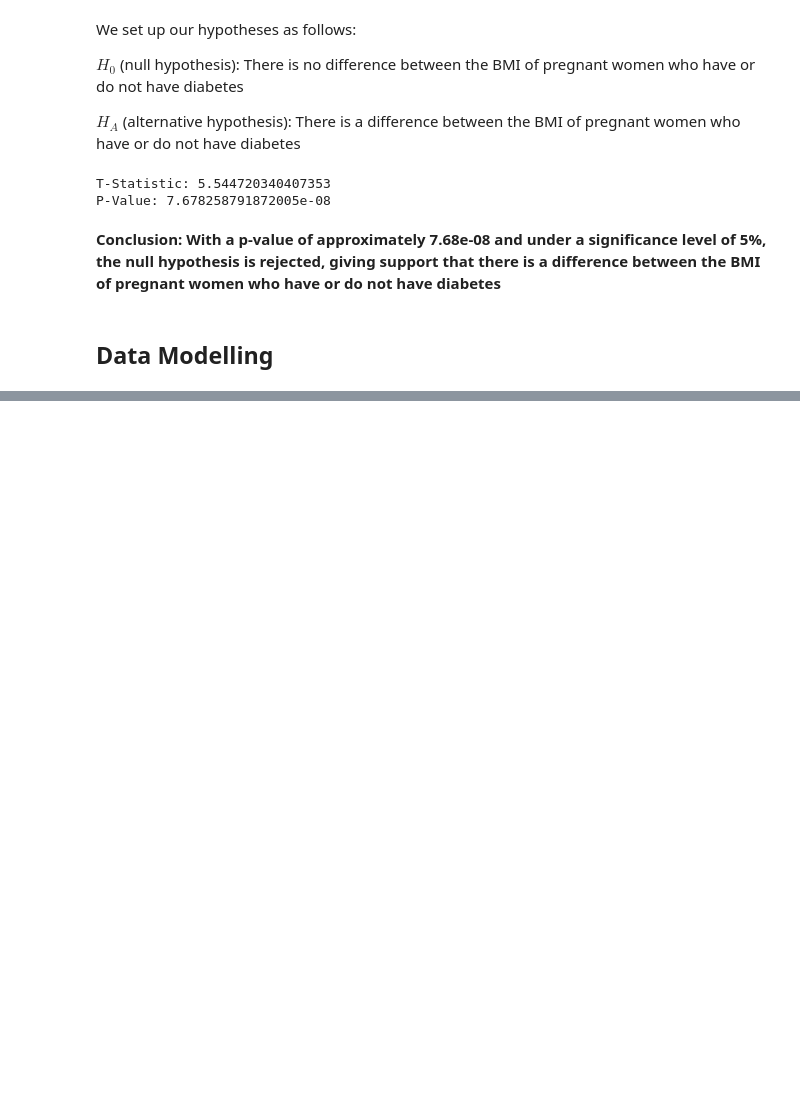
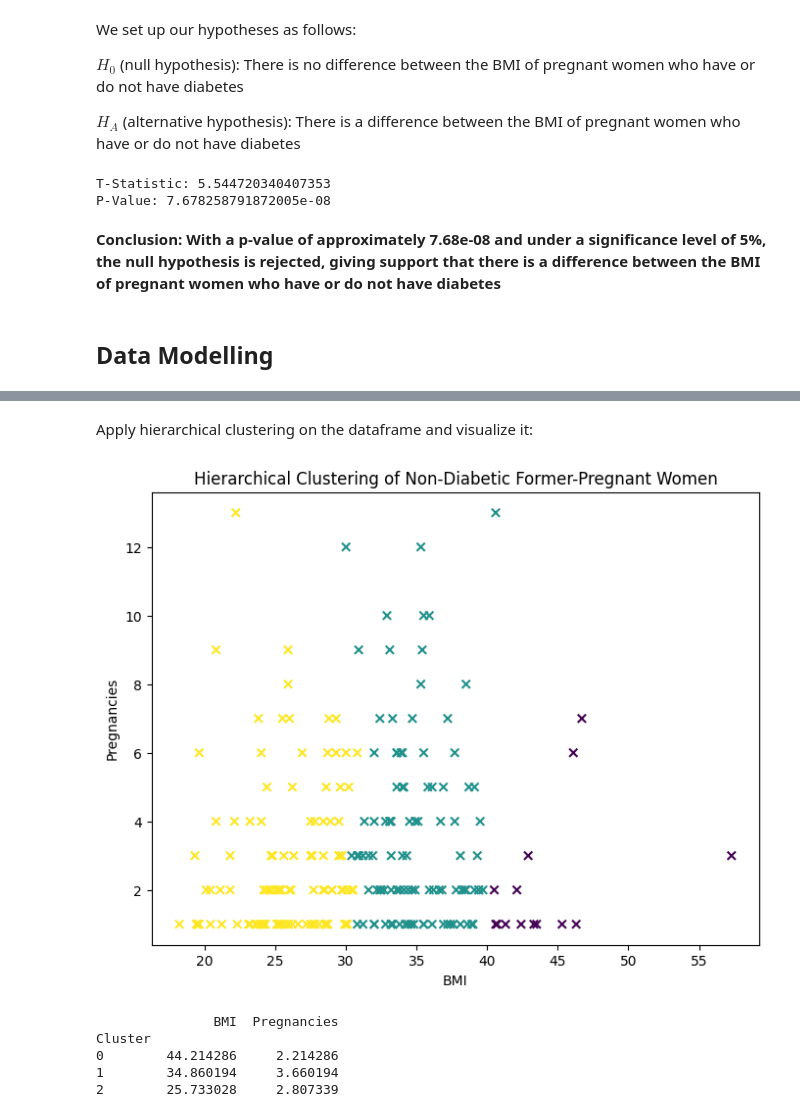
Before and after one commit to houin679/CSMODELPROJECT, a Jupyter notebook: MCO1_CSMODEL.ipynb, the cells around one changed output, grey strips where cells are left out. Drawn from its saved outputs; the diff is of its cells as text; code cells hidden in the pictures; blank space fills up the shorter version.

```diff
--- a/MCO1_CSMODEL.ipynb
+++ b/MCO1_CSMODEL.ipynb
@@ -1143,0 +1152,4 @@ P-Value: 7.678258791872005e-08
+# %%
+outcome_0_df = PW_df[PW_df['Outcome'] == 0].reset_index(drop=True)
+outcome_0_df = outcome_0_df.drop('Outcome', axis=1)
+outcome_0_df
@@ -1143,0 +1170,26 @@ P-Value: 7.678258791872005e-08
+# %% [markdown]
+Apply hierarchical clustering on the dataframe and visualize it:
+# %%
+#perform hierarchical clustering for non-diabetic women
+non_diabetic = AgglomerativeClustering(n_clusters=3, metric='euclidean', linkage='complete')
+outcome_0_df['Cluster'] = non_diabetic.fit_predict(outcome_0_df)
+
+#visualize the clusters using a scatterplot for non-diabetic women
+plt.figure(figsize=(8, 6))
+plt.scatter(outcome_0_df['BMI'], outcome_0_df['Pregnancies'], c=outcome_0_df['Cluster'], cmap='viridis', marker='x', label='Diabetic')
+plt.xlabel('BMI')
+plt.ylabel('Pregnancies')
+plt.title('Hierarchical Clustering of Non-Diabetic Former-Pregnant Women')
+plt.show()
+# %% [output]
+[figure, added]
+# %%
+cluster_stats = outcome_0_df.groupby('Cluster').agg({'BMI': 'mean', 'Pregnancies': 'mean'})
+
+print(cluster_stats)
+# %% [output]
+               BMI  Pregnancies
+Cluster
+0        44.214286     2.214286
+1        34.860194     3.660194
+2        25.733028     2.807339
```
Also changed, not shown: parts of 9 cells of this notebook, 2 other files.
